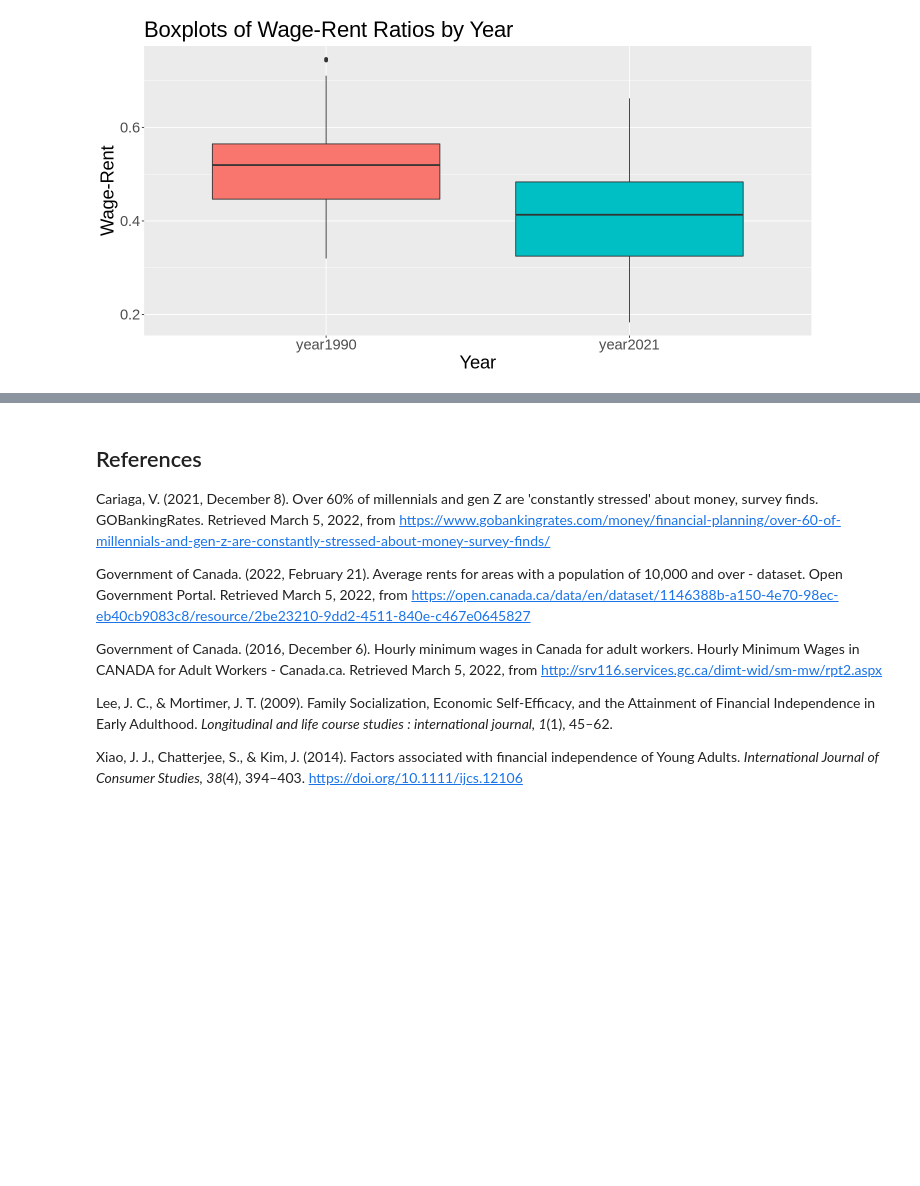
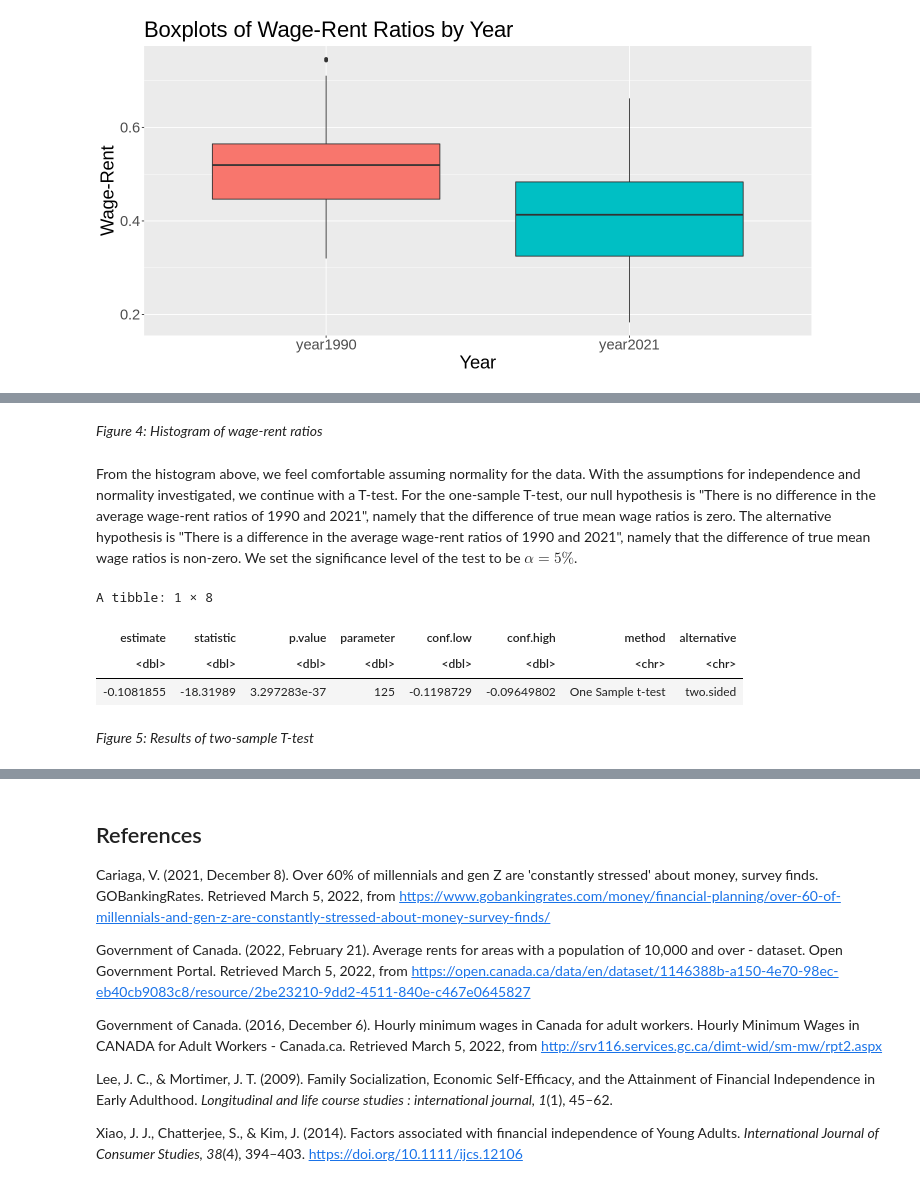
Before and after one commit to Guo-Michael/stat_201_project, a Jupyter notebook: final_report.ipynb, the cells around one changed output, grey strips where cells are left out. Cells and saved outputs as stored; diff of their text form; code cells hidden in the pictures; blank space fills up the shorter version.

```diff
--- a/final_report.ipynb
+++ b/final_report.ipynb
@@ -164,0 +184,14 @@ From the boxplots, we see that the wage-rent rt
+# %% [markdown]
+*Figure 4: Histogram of wage-rent ratios*
+# %% [markdown]
+From the histogram above, we feel comfortable assuming normality for the data. With the assumptions for independence and normality investigated, we continue with a T-test. For the one-sample T-test, our null hypothesis is "There is no difference in the average wage-rent ratios of 1990 and 2021", namely that the difference of true mean wage ratios is zero. The alternative hypothesis is "There is a difference in the average wage-rent ratios of 1990 and 2021", namely that the difference of true mean wage ratios is non-zero. We set the significance level of the test to be $\alpha = 5\%$.
+# %%
+library(broom)
+tidy(t.test(rentwage_clean$ratio_diff, mu=0))
+# %% [output]
+A tibble: 1 × 8
+| estimate | statistic | p.value | parameter | conf.low | conf.high | method | alternative |
+| <dbl> | <dbl> | <dbl> | <dbl> | <dbl> | <dbl> | <chr> | <chr> |
+| -0.1081855 | -18.31989 | 3.297283e-37 | 125 | -0.1198729 | -0.09649802 | One Sample t-test | two.sided |
+# %% [markdown]
+*Figure 5: Results of two-sample T-test*
```
Also changed, not shown: parts of 19 cells of this notebook.
